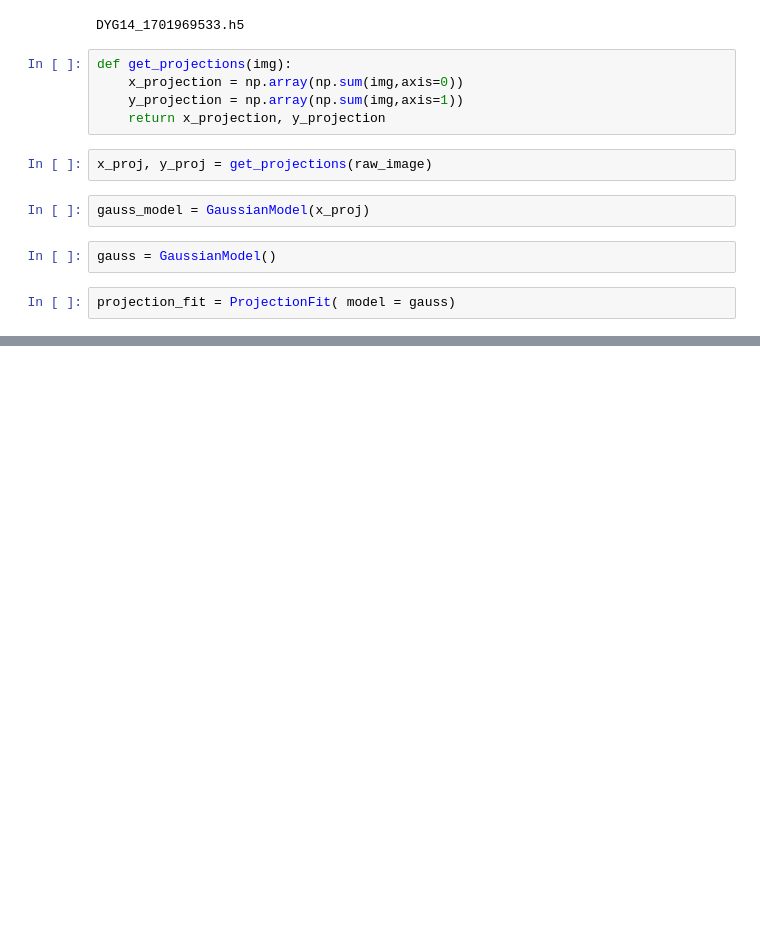
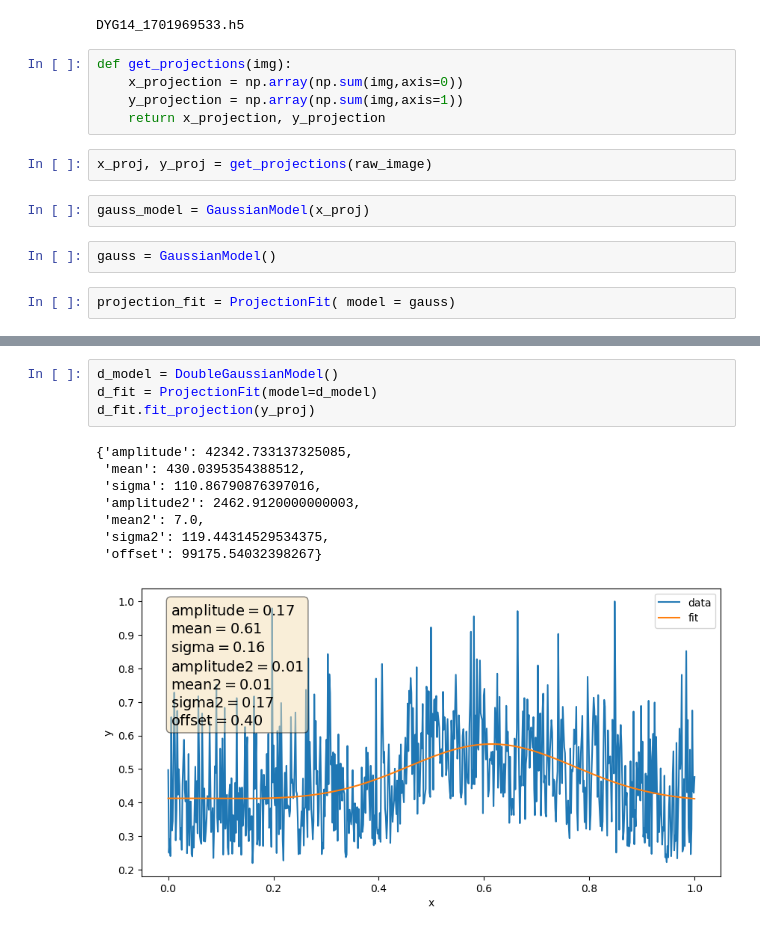
Before and after one commit to phys-cgarnier/bayesian_fitting_tools, a Jupyter notebook: projection_fit_test.ipynb, the cells around one changed output, grey strips where cells are left out. Saved outputs shown, nothing was run; the diff lists cells and outputs as text; blank space fills up the shorter version.

```diff
--- a/projection_fit_test.ipynb
+++ b/projection_fit_test.ipynb
@@ -52,0 +70,13 @@ projection_fit.fit_projection(y_proj)
+# %%
+d_model = DoubleGaussianModel()
+d_fit = ProjectionFit(model=d_model)
+d_fit.fit_projection(y_proj)
+# %% [output]
+{'amplitude': 42342.733137325085,
+ 'mean': 430.0395354388512,
+ 'sigma': 110.86790876397016,
+ 'amplitude2': 2462.9120000000003,
+ 'mean2': 7.0,
+ 'sigma2': 119.44314529534375,
+ 'offset': 99175.54032398267}
+[figure, added]
```
Also changed, not shown: parts of 5 cells of this notebook, 6 other files.
